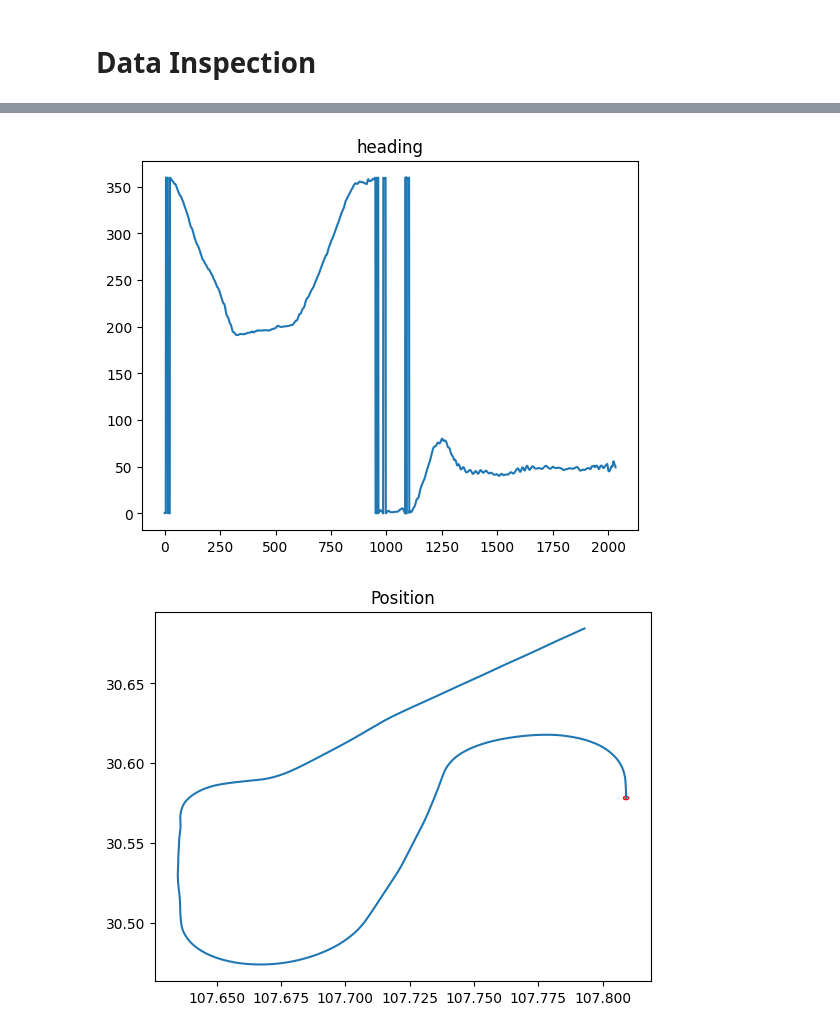
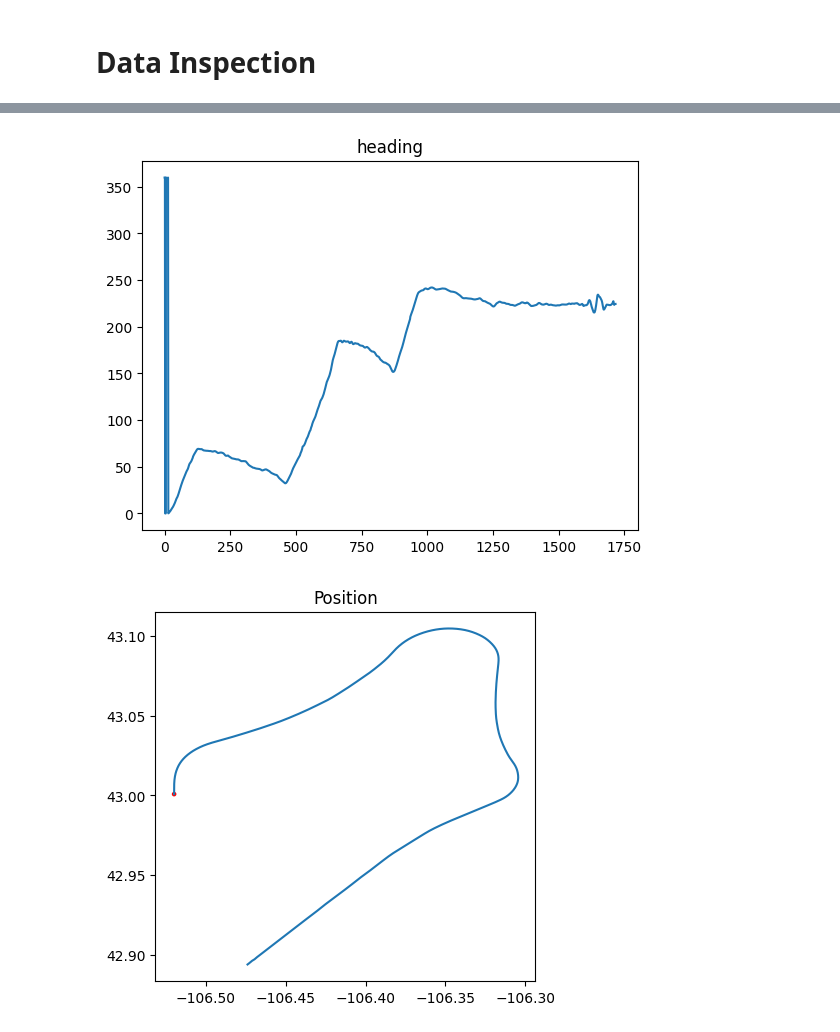
Before and after one commit to litcoderr/flybyml, a Jupyter notebook: dataset/inspect.ipynb, the cells around one changed output, grey strips where cells are left out. Drawn from its saved outputs; the diff is of its cells as text; code cells hidden in the pictures.

Commit message:
adjusted x and y axis ratio to be equal when ploting position

```diff
--- a/dataset/inspect.ipynb
+++ b/dataset/inspect.ipynb
@@ -62,7 +62,7 @@ def load_data(session_id):
     with open(data_root / f"{session_id}.json", "r") as f:
         return json.load(f)
 # %%
-data = load_data(list(session_ids)[41])
+data = load_data(list(session_ids)[29])
 
 alt = []
 for datum in data:
@@ -82,22 +82,23 @@ plt.title('heading')
 plt.plot(t, heading)
 plt.show()
 # %% [output]
-[figure, old version]
+[figure, new version]
 # %%
 lat = []
 lon = []
 for datum in data:
     lat.append(datum['state']['position'][0])
     lon.append(datum['state']['position'][1])
 
 fig, ax = plt.subplots()
 plt.title('Position')
 
 # starting point
 circle = plt.Circle((lon[0], lat[0]), 0.001, color='r', fill=False)
 ax.add_patch(circle)
+ax.set_aspect('equal', adjustable='box')
 
 plt.plot(lon, lat)
 plt.show()
 # %% [output]
-[figure, old version]
+[figure, new version]
```
Also changed, not shown: parts of 1 cell of this notebook.
